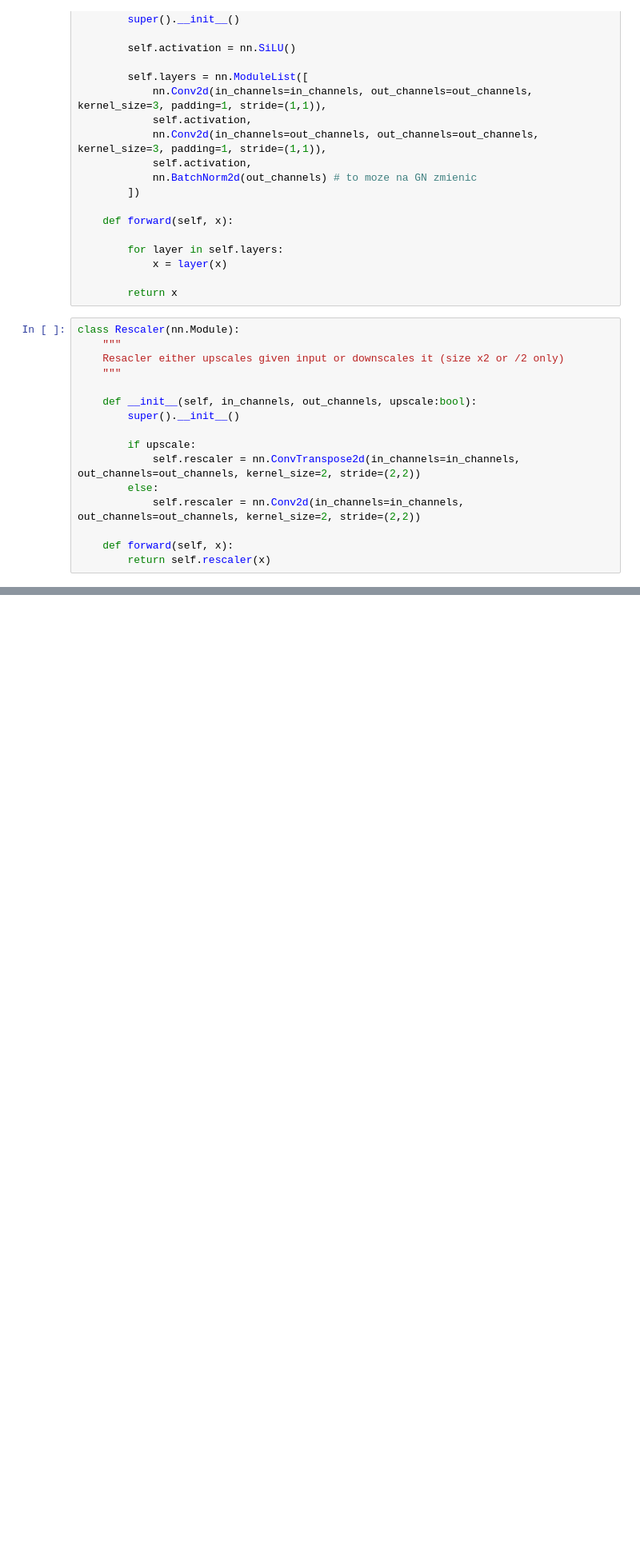
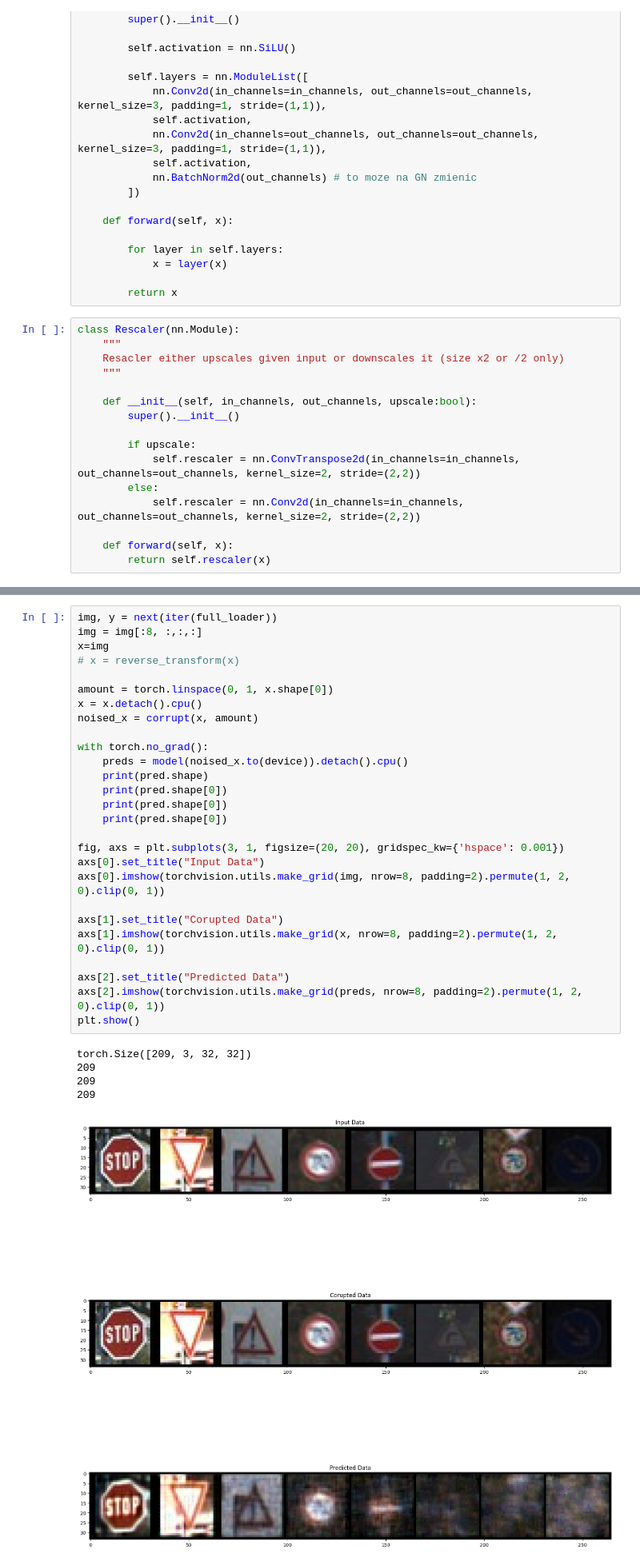
Before and after one commit to P1X2/SSNE4_GAN, a Jupyter notebook: StableDifusion_U-Net.ipynb, the cells around one changed output, grey strips where cells are left out. Shown at 80% size. Cells and saved outputs as stored; diff of their text form; blank space fills up the shorter version.

```diff
--- a/StableDifusion_U-Net.ipynb
+++ b/StableDifusion_U-Net.ipynb
@@ -177,0 +359,33 @@ IndexError: list index out of range
+# %%
+img, y = next(iter(full_loader))
+img = img[:8, :,:,:]
+x=img
+# x = reverse_transform(x)
+
+amount = torch.linspace(0, 1, x.shape[0])
+x = x.detach().cpu()
+noised_x = corrupt(x, amount)
+
+with torch.no_grad():
+    preds = model(noised_x.to(device)).detach().cpu()
+    print(pred.shape)
+    print(pred.shape[0])
+    print(pred.shape[0])
+    print(pred.shape[0])
+
+fig, axs = plt.subplots(3, 1, figsize=(20, 20), gridspec_kw={'hspace': 0.001})
+axs[0].set_title("Input Data")
+axs[0].imshow(torchvision.utils.make_grid(img, nrow=8, padding=2).permute(1, 2, 0).clip(0, 1))
+
+axs[1].set_title("Corupted Data")
+axs[1].imshow(torchvision.utils.make_grid(x, nrow=8, padding=2).permute(1, 2, 0).clip(0, 1))
+
+axs[2].set_title("Predicted Data")
+axs[2].imshow(torchvision.utils.make_grid(preds, nrow=8, padding=2).permute(1, 2, 0).clip(0, 1))
+plt.show()
+# %% [output]
+torch.Size([209, 3, 32, 32])
+209
+209
+209
+[figure, added]
```
Also changed, not shown: parts of 23 cells of this notebook, 2 other files.
